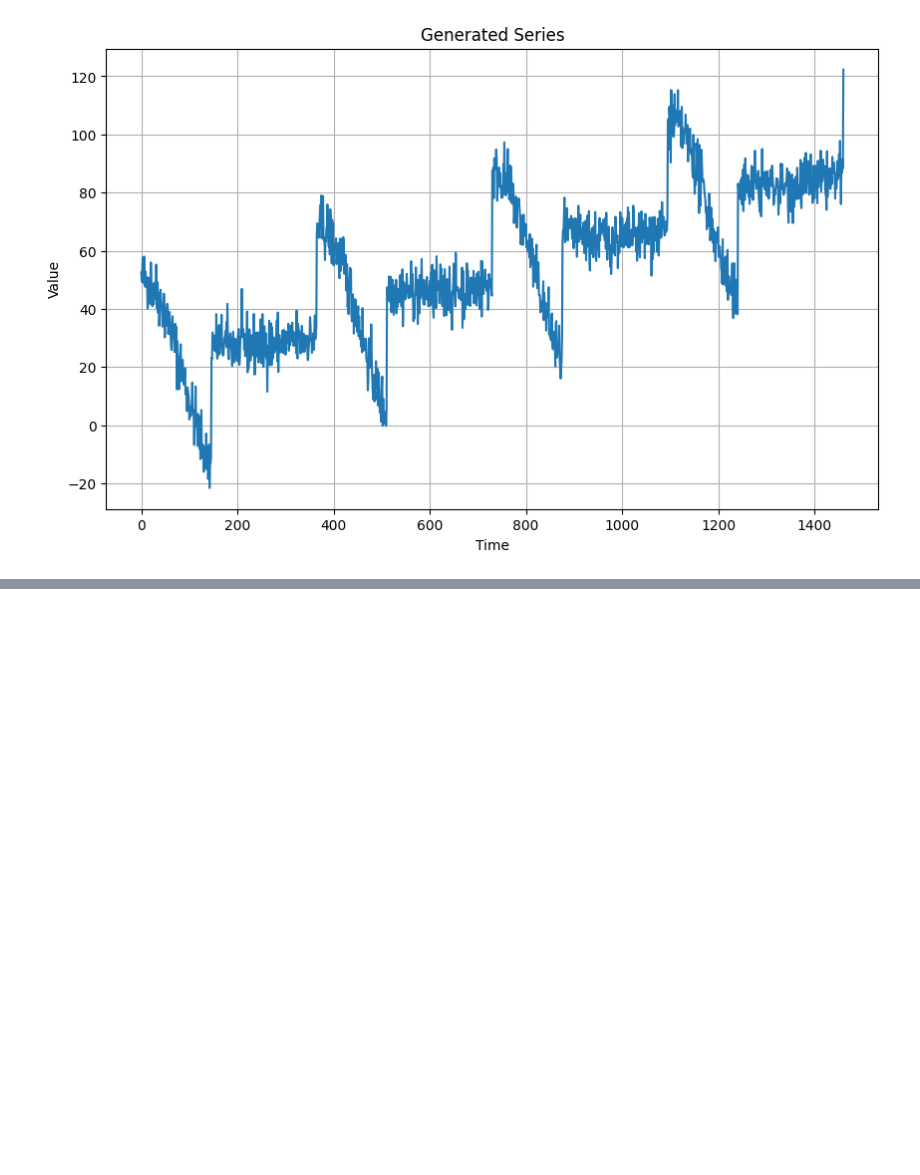
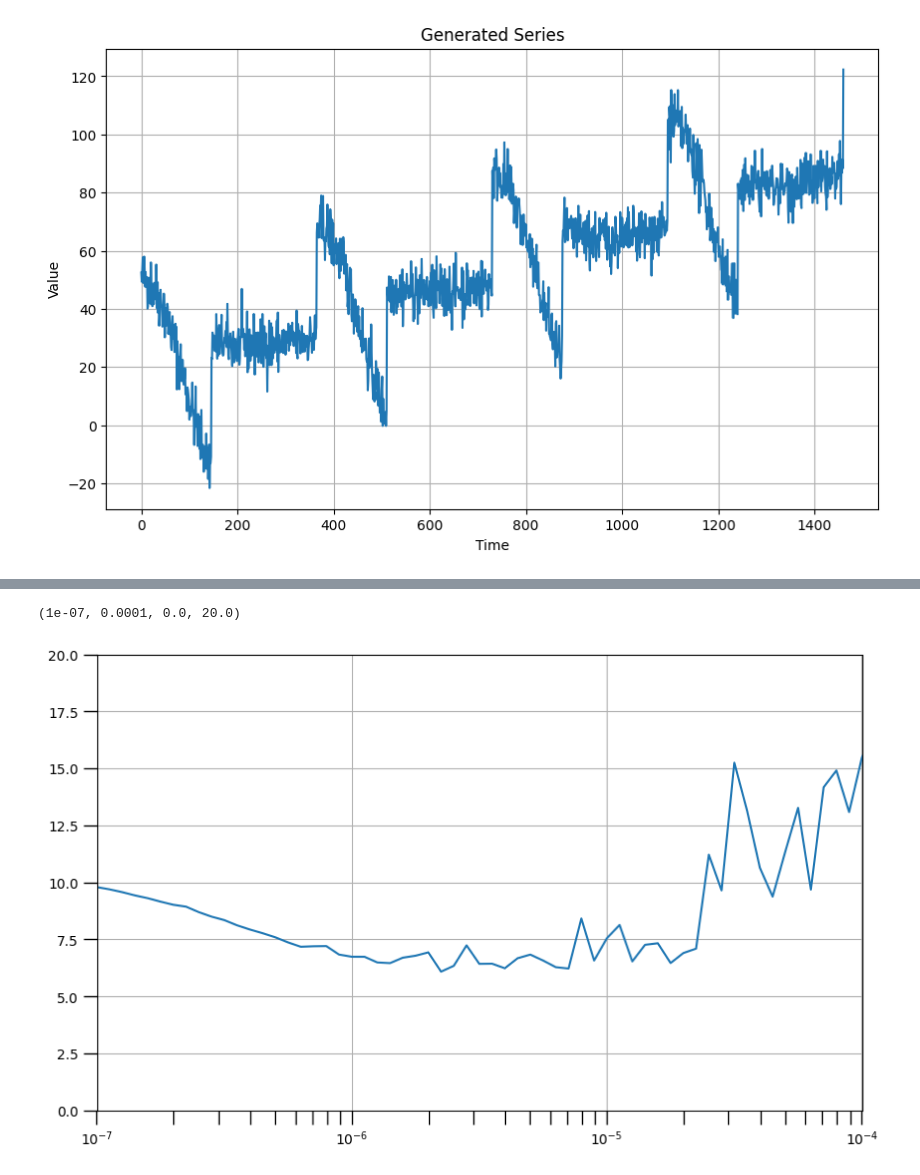
Before and after one commit to nitanshuj/COPY-TensorFlow-in-practice-Coursera-DeeplearningAI, a Jupyter notebook: Tensorflow for NN - 13 (Time Series - 3 RNN).ipynb, the cells around one changed output, grey strips where cells are left out. Cells and saved outputs as stored; diff of their text form; code cells hidden in the pictures; blank space fills up the shorter version.

```diff
--- a/Tensorflow for NN - 13 (Time Series - 3 RNN).ipynb
+++ b/Tensorflow for NN - 13 (Time Series - 3 RNN).ipynb
@@ -26,0 +160,13 @@ plot_series(time, series, title="Generated Series")
+# %%
+## We can change the boundaries of the graph if you want to zoom in.
+##  The cell below chooses a narrower range so you can see more clearly
+##  where the graph becomes unstable.
+## --------------------------------------------------------------------
+plt.figure(figsize=(10, 6))                                     # Set the figure size
+plt.grid(True)                                                  # Set the grid
+plt.semilogx(lrs, history.history["loss"])                      # Plot the loss in log scale
+plt.tick_params('both', length=10, width=1, which='both')       # Increase the tickmarks size
+plt.axis([1e-7, 1e-4, 0, 20])                                   # Set the plot boundaries
+# %% [output]
+(1e-07, 0.0001, 0.0, 20.0)
+[figure, added]
```
Also changed, not shown: parts of 37 cells of this notebook, 1 other file.
